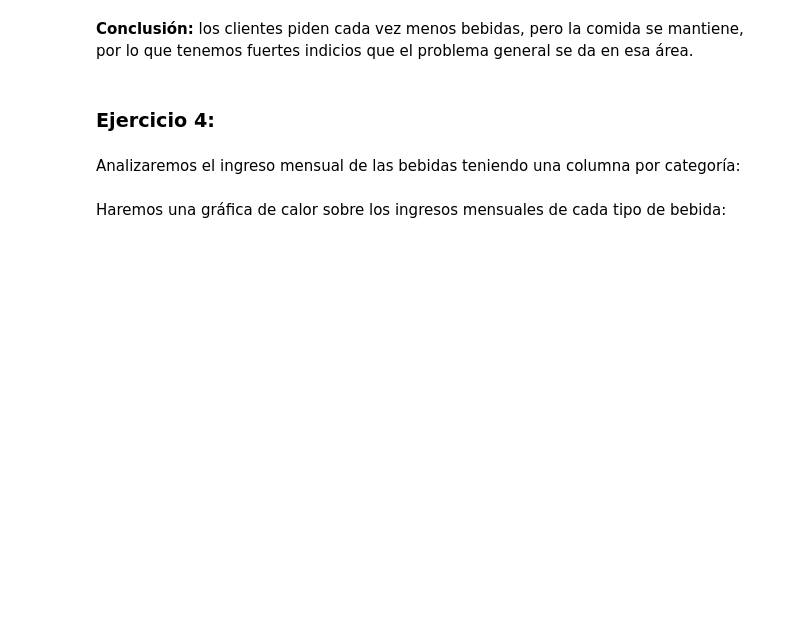
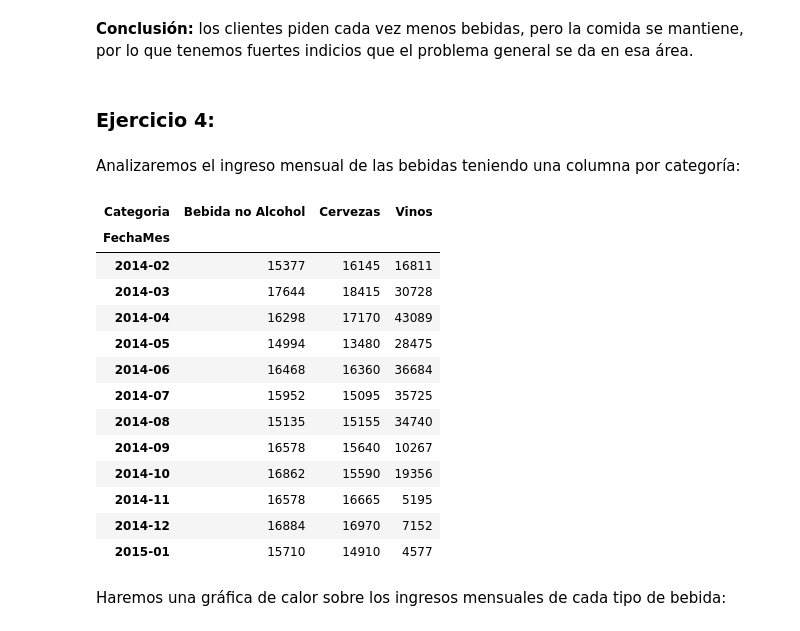
Before and after one commit to alcazarpedro/project_numpy_pandas, a Jupyter notebook: pandas_dtascience/6_Proyecto final/Proyecto Final.ipynb, the cells around one changed output. Drawn from its saved outputs; the diff is of its cells as text; code cells hidden in the pictures; blank space fills up the shorter version.

```diff
--- a/pandas_dtascience/6_Proyecto final/Proyecto Final.ipynb
+++ b/pandas_dtascience/6_Proyecto final/Proyecto Final.ipynb
@@ -50,6 +127,25 @@ __Conclusión:__ los clientes piden cada vez menos bebidas, pero la comida se ma
 ### Ejercicio 4:
 # %% [markdown]
 Analizaremos el ingreso mensual de las bebidas teniendo una columna por categoría:
+# %%
+bebidas = df_restaursnte.loc[df_restaursnte.Tipo == 'Bebida']
+# %%
+bebidas.pivot_table(index="FechaMes",values="Precio",columns="Categoria",aggfunc="sum")
+# %% [output]
+| Categoria | Bebida no Alcohol | Cervezas | Vinos |
+| FechaMes |  |  |  |
+| 2014-02 | 15377 | 16145 | 16811 |
+| 2014-03 | 17644 | 18415 | 30728 |
+| 2014-04 | 16298 | 17170 | 43089 |
+| 2014-05 | 14994 | 13480 | 28475 |
+| 2014-06 | 16468 | 16360 | 36684 |
+| 2014-07 | 15952 | 15095 | 35725 |
+| 2014-08 | 15135 | 15155 | 34740 |
+| 2014-09 | 16578 | 15640 | 10267 |
+| 2014-10 | 16862 | 15590 | 19356 |
+| 2014-11 | 16578 | 16665 | 5195 |
+| 2014-12 | 16884 | 16970 | 7152 |
+| 2015-01 | 15710 | 14910 | 4577 |
 # %% [markdown]
 Haremos una gráfica de calor sobre los ingresos mensuales de cada tipo de bebida:
 # %% [markdown]
```
Also changed, not shown: parts of 8 cells of this notebook.
